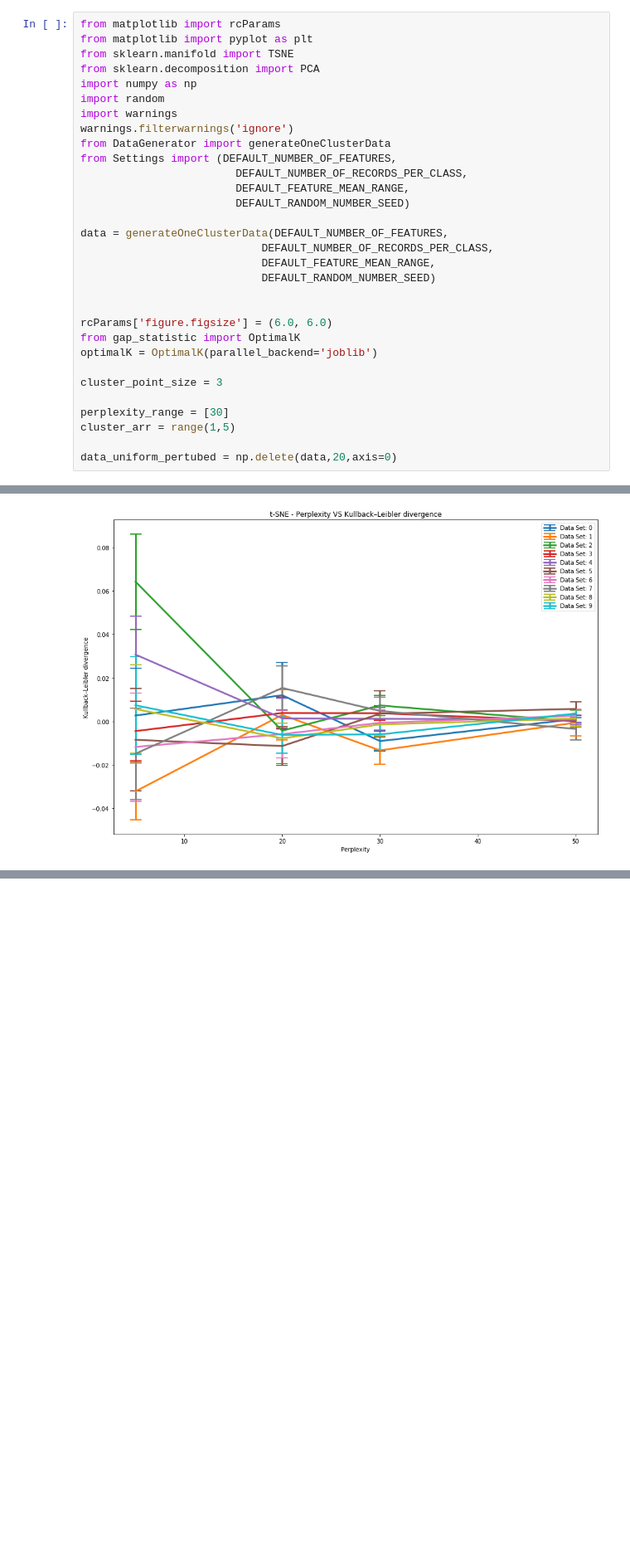
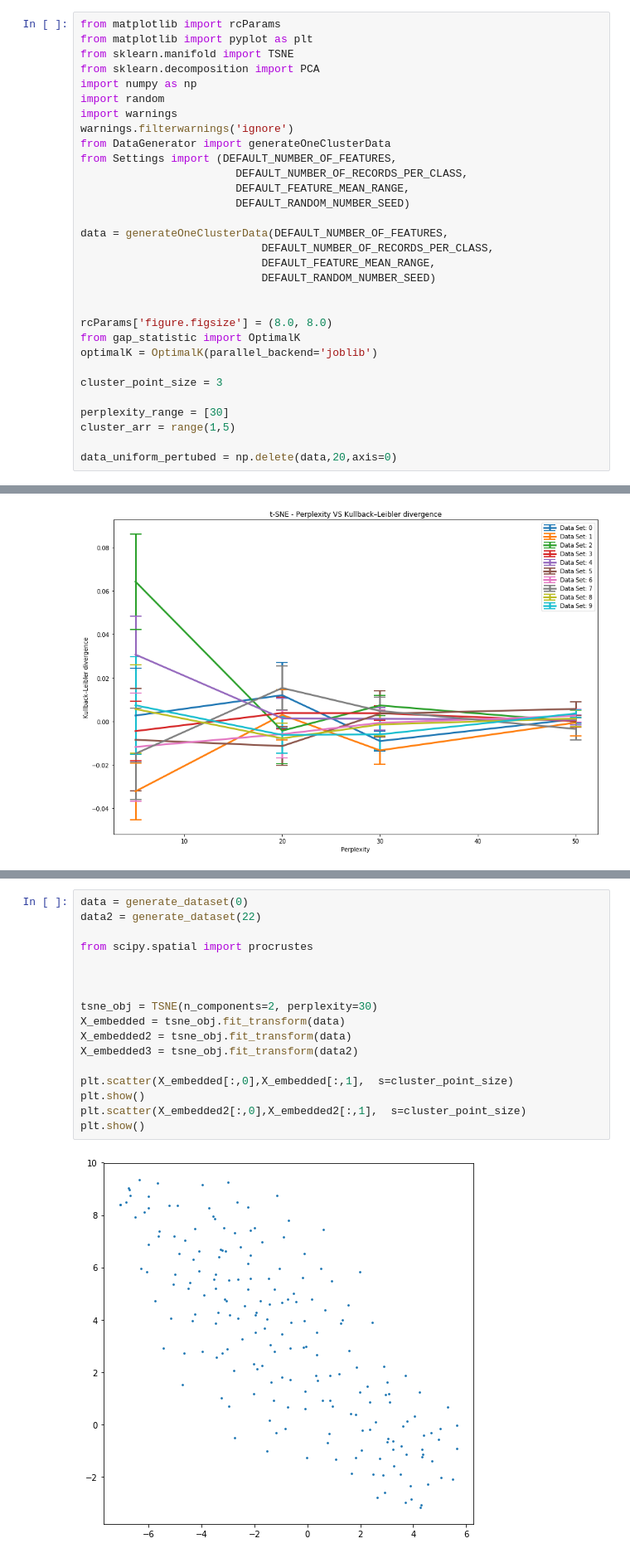
Before and after one commit to ylmzkaan/MVE440-HW4, a Jupyter notebook: src/SebastianN.ipynb, the cells around one changed output, grey strips where cells are left out. Shown at 83% size. Drawn from its saved outputs; the diff is of its cells as text; blank space fills up the shorter version.

```diff
--- a/src/SebastianN.ipynb
+++ b/src/SebastianN.ipynb
@@ -19,7 +19,7 @@ data = generateOneClusterData(DEFAULT_NUMBER_OF_FEATURES,
                             DEFAULT_RANDOM_NUMBER_SEED)
 
 
-rcParams['figure.figsize'] = (6.0, 6.0)
+rcParams['figure.figsize'] = (8.0, 8.0)
 from gap_statistic import OptimalK
 optimalK = OptimalK(parallel_backend='joblib')
 
@@ -290,0 +282,19 @@ plt.show()
+# %%
+data = generate_dataset(0)
+data2 = generate_dataset(22)
+
+from scipy.spatial import procrustes
+
+
+
+tsne_obj = TSNE(n_components=2, perplexity=30)
+X_embedded = tsne_obj.fit_transform(data)
+X_embedded2 = tsne_obj.fit_transform(data)
+X_embedded3 = tsne_obj.fit_transform(data2)
+
+plt.scatter(X_embedded[:,0],X_embedded[:,1],  s=cluster_point_size)
+plt.show()
+plt.scatter(X_embedded2[:,0],X_embedded2[:,1],  s=cluster_point_size)
+plt.show()
+# %% [output]
+[figure, added]
```
Also changed, not shown: parts of 13 cells of this notebook.
